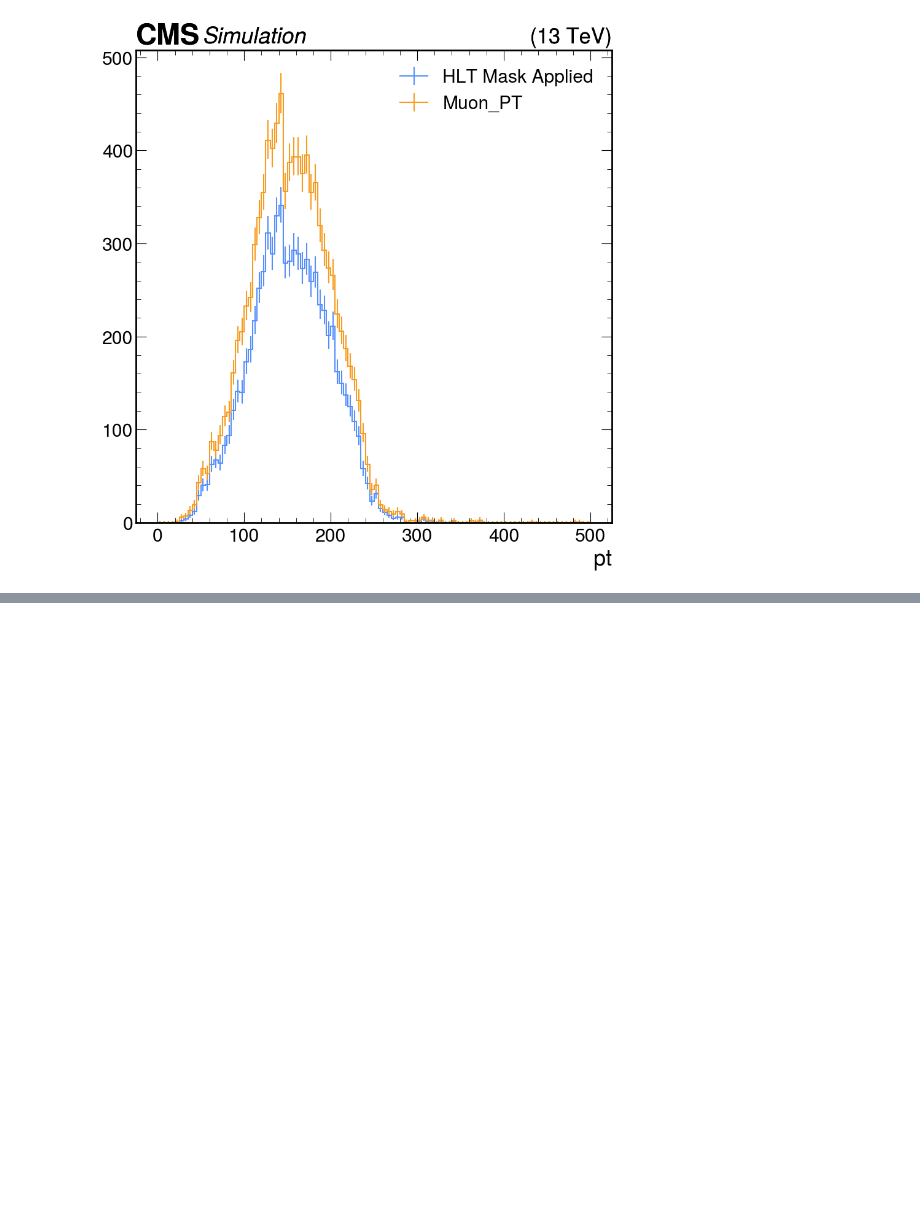
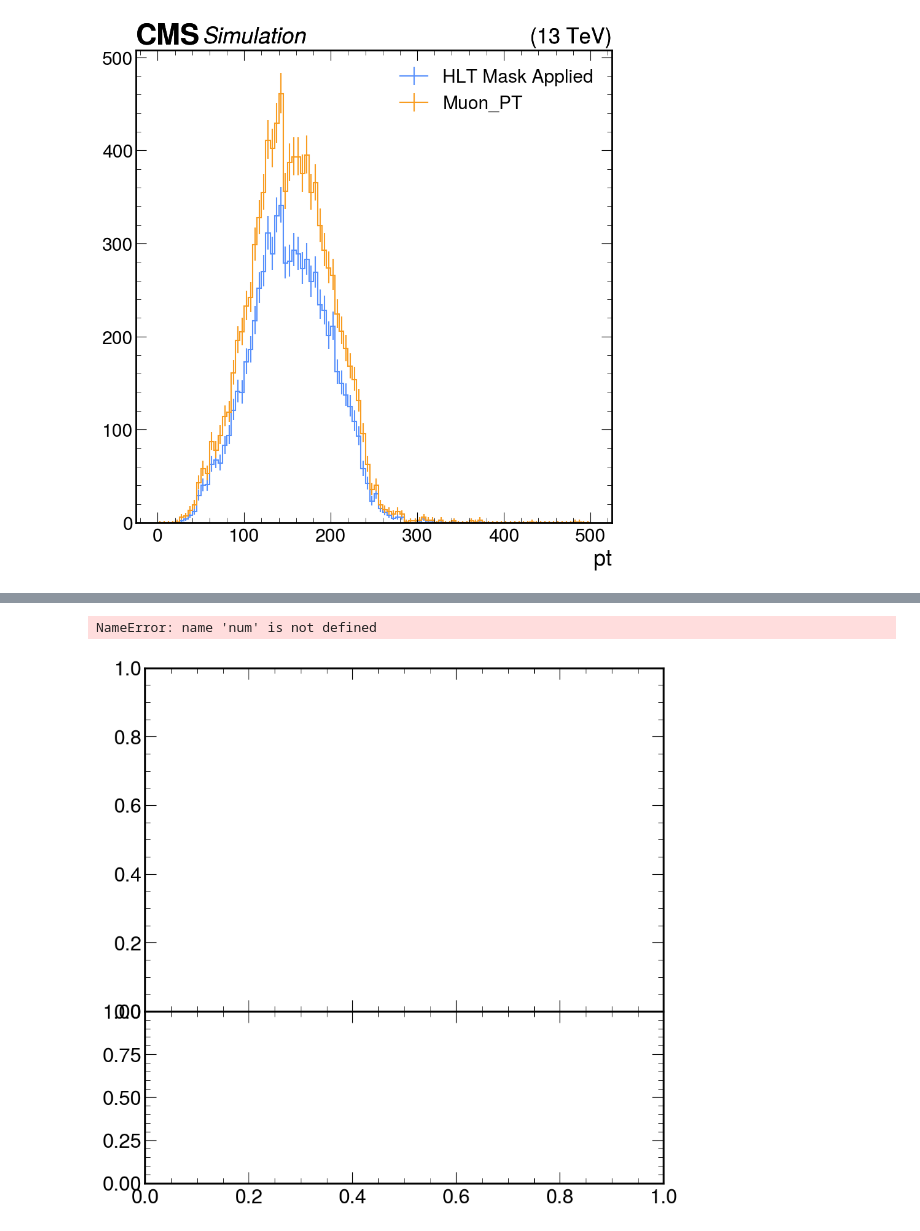
Before and after one commit to sbuwang/SIDM, a Jupyter notebook: sidm/Efficiency_plts_R3.ipynb, the cells around one changed output, grey strips where cells are left out. Cells and saved outputs as stored; diff of their text form; code cells hidden in the pictures; blank space fills up the shorter version.

```diff
--- a/sidm/Efficiency_plts_R3.ipynb
+++ b/sidm/Efficiency_plts_R3.ipynb
@@ -633,0 +759,16 @@ def plot(hists, skip_label=False, **kwargs):
+# %%
+plt.subplots(2, 1, figsize=(10, 10), sharex=True,
+                      gridspec_kw={'height_ratios': [2, 1],'hspace':0})
+plt.subplot(2, 1, 1)
+plot(num, flow='none')
+plot(den, flow='none')
+if "legend" in kwargs:
+    plt.legend(kwargs["legend"])
+plt.subplot(2, 1, 2)
+eff, errors = utilities.get_eff_hist(num, den)
+plot(eff,histtype='errorbar',yerr=errors,skip_label=True,color="black")
+plt.ylabel("Efficiency")
+plt.ylim(0, 1.2)
+# %% [output]
+NameError: name 'num' is not defined
+[figure, added]
```
Also changed, not shown: parts of 7 cells of this notebook, 2 other files.
